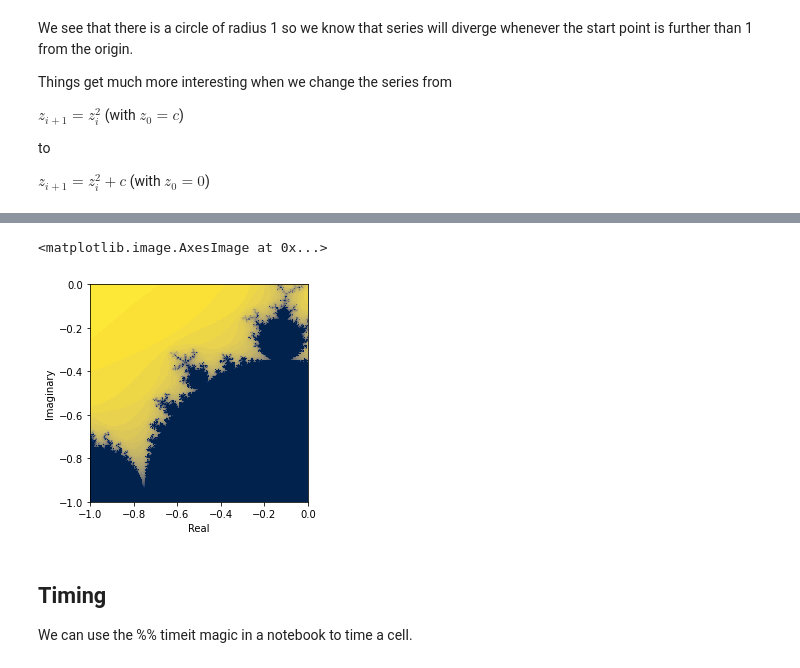
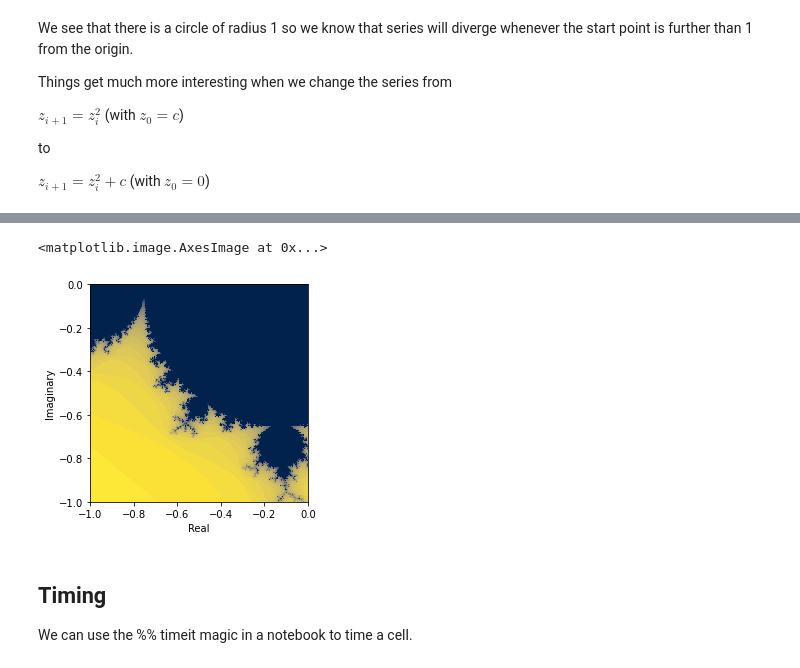
Before and after one commit to alan-turing-institute/rse-course, a Jupyter notebook: module09_programming_for_speed/09_00_performance_programming.ipynb, the cells around one changed output, grey strips where cells are left out. Saved outputs shown, nothing was run; the diff lists cells and outputs as text; code cells hidden in the pictures.

```diff
--- a/module09_programming_for_speed/09_00_performance_programming.ipynb
+++ b/module09_programming_for_speed/09_00_performance_programming.ipynb
@@ -116,7 +122,9 @@ to
 $z_{i+1}=z_{i}^2 + c$ (with $z_0=0$)
 # %%
 def mandel1(start, iterations=50):
+    """Todo Explain the return value."""
 
+    # ToDo Pam, should we start at c or 0?
     value = 0
 
     # TODO Why 2?
@@ -180,10 +180,15 @@ zs = [[mandel1(complex(x, y)) for x in xs] for y in ys]
 # %%
 plt.xlabel("Real")
 plt.ylabel("Imaginary")
-plt.imshow(zs, interpolation="none", extent=[xmin, xmax, ymin, ymax])
+plt.imshow(
+    zs,
+    interpolation="none",
+    extent=[xmin, xmax, ymin, ymax],
+    origin="lower"
+)
 # %% [output]
 <matplotlib.image.AxesImage at 0x...>
-[figure, old version]
+[figure, new version]
 # %% [markdown]
 ## Timing
 
```
Also changed, not shown: parts of 10 cells of this notebook.
